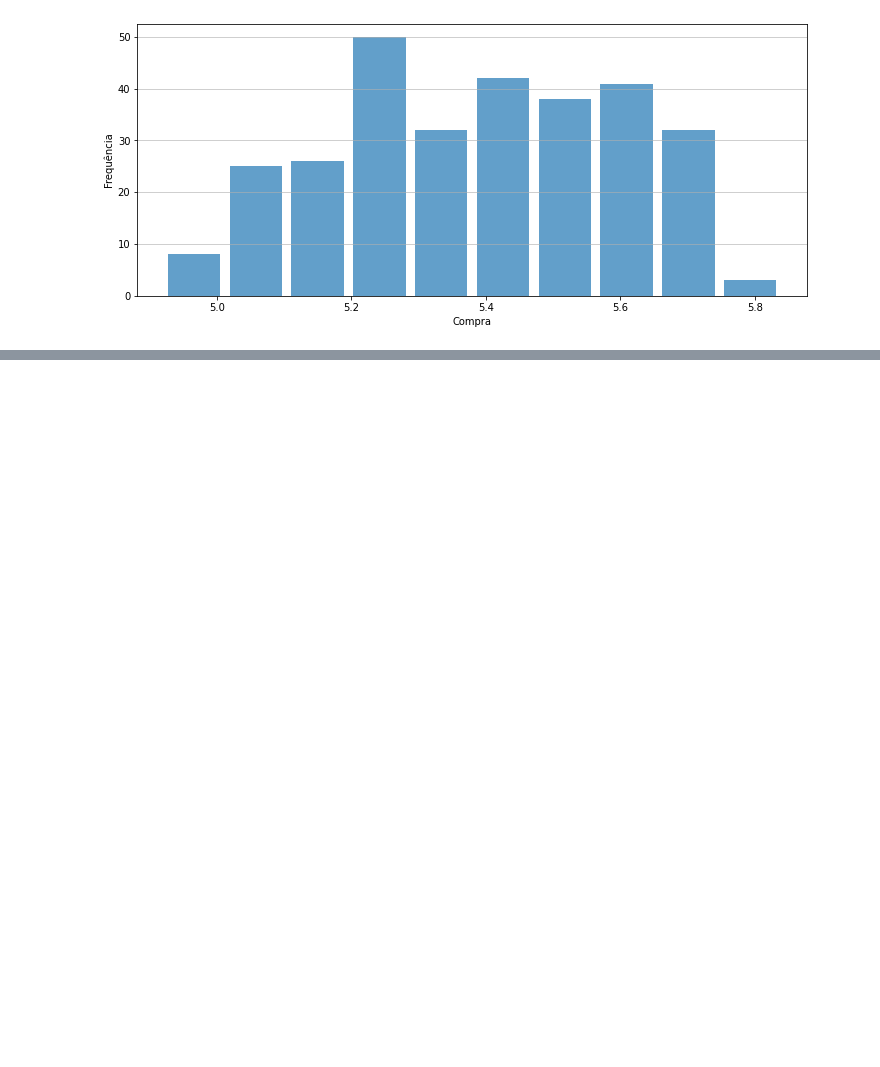
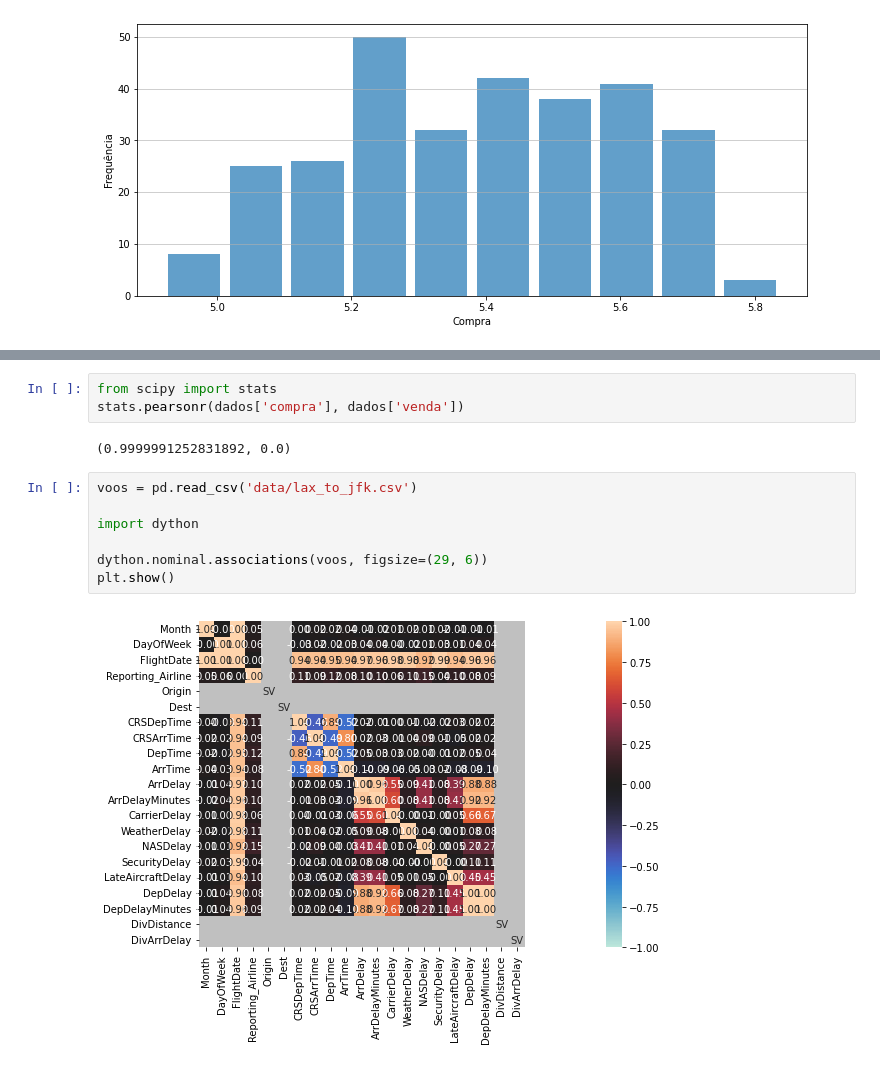
Before and after one commit to willianpina/Time_Series_Studies, a Jupyter notebook: series_temporais.ipynb, the cells around one changed output, grey strips where cells are left out. Cells and saved outputs as stored; diff of their text form; blank space fills up the shorter version.

Commit message:
Update data

```diff
--- a/series_temporais.ipynb
+++ b/series_temporais.ipynb
@@ -198,0 +211,14 @@ plt.show()
+# %%
+from scipy import stats
+stats.pearsonr(dados['compra'], dados['venda'])
+# %% [output]
+(0.9999991252831892, 0.0)
+# %%
+voos = pd.read_csv('data/lax_to_jfk.csv')
+
+import dython
+
+dython.nominal.associations(voos, figsize=(29, 6))
+plt.show()
+# %% [output]
+[figure, added]
```
Also changed, not shown: parts of 6 cells of this notebook, 1 other file.
